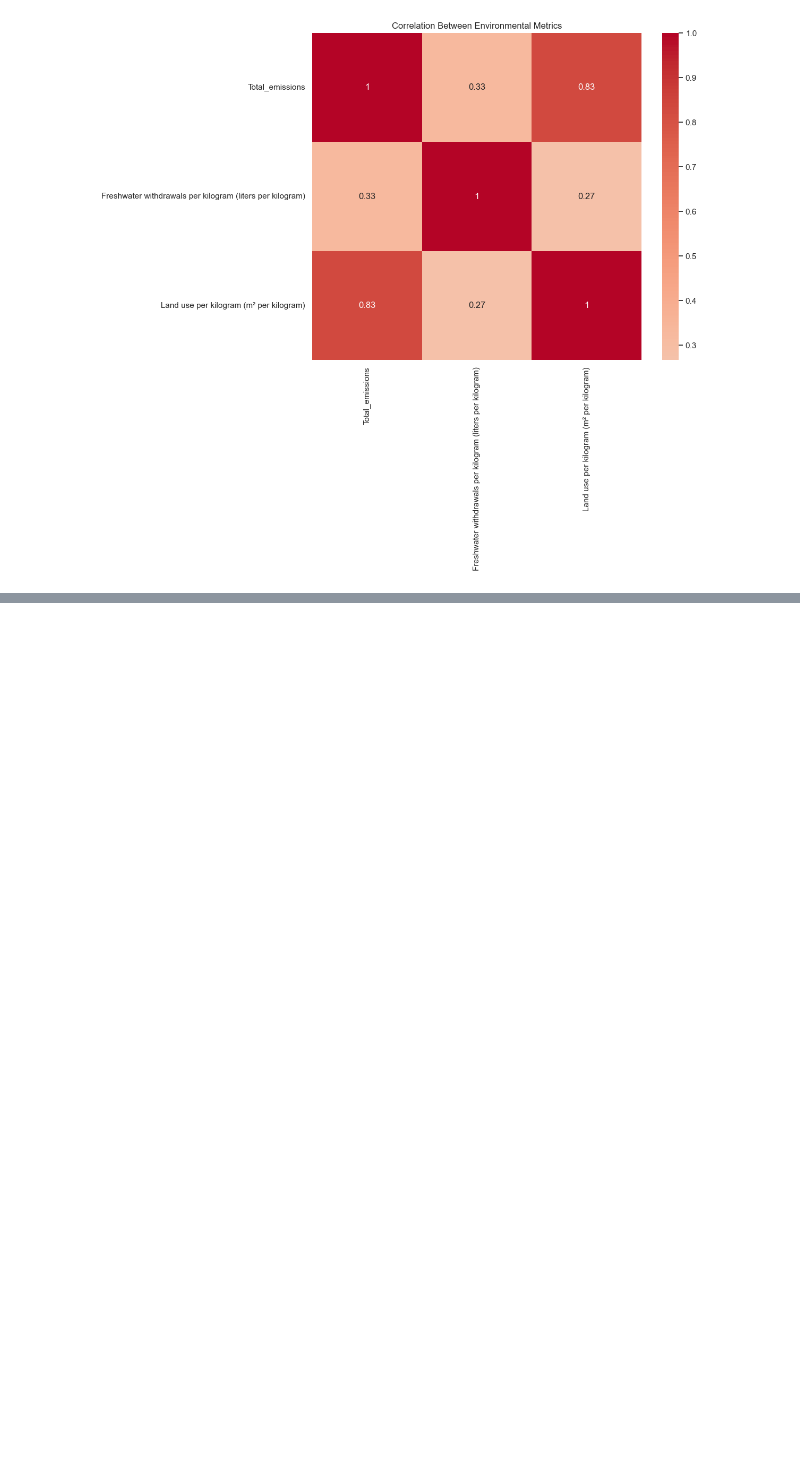
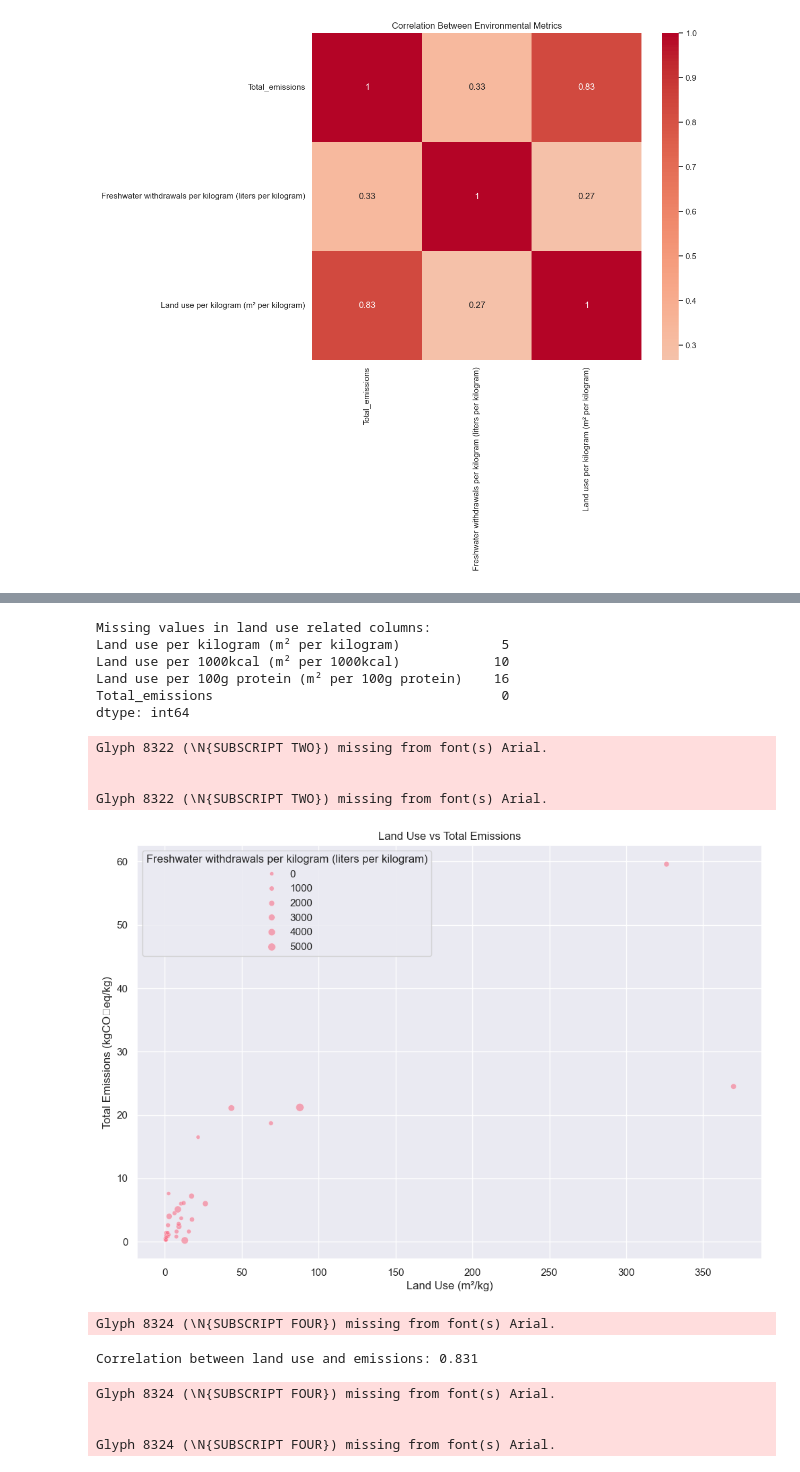
Before and after one commit to 1realbzy/Environment-Impact-of-Food-Production-Analysis, a Jupyter notebook: notebooks/01_environmental_impact_analysis.ipynb, the cells around one changed output, grey strips where cells are left out. Drawn from its saved outputs; the diff is of its cells as text; code cells hidden in the pictures; blank space fills up the shorter version.

Commit message:
Add Business Question 4: Land Use vs Environmental Impact analysis

```diff
--- a/notebooks/01_environmental_impact_analysis.ipynb
+++ b/notebooks/01_environmental_impact_analysis.ipynb
@@ -268,0 +272,79 @@ Correlation between water usage and emissions: 0.329
+# %%
+print("Missing values in land use related columns:")
+print(df[['Land use per kilogram (m² per kilogram)',
+          'Land use per 1000kcal (m² per 1000kcal)',
+          'Land use per 100g protein (m² per 100g protein)',
+          'Total_emissions']].isnull().sum())
+
+# Create a clean dataset without missing values
+df_clean = df.dropna(subset=['Land use per kilogram (m² per kilogram)',
+                            'Total_emissions'])
+
+# Create static scatter plot
+plt.figure(figsize=(12, 8))
+sns.scatterplot(data=df_clean,
+                x='Land use per kilogram (m² per kilogram)',
+                y='Total_emissions',
+                size='Freshwater withdrawals per kilogram (liters per kilogram)',
+                alpha=0.6)
+plt.title('Land Use vs Total Emissions')
+plt.xlabel('Land Use (m²/kg)')
+plt.ylabel('Total Emissions (kgCO₂eq/kg)')
+plt.savefig('../results/land_use_vs_emissions.png')
+plt.show()
+
+# Create interactive scatter plot
+fig = px.scatter(df_clean,
+                x='Land use per kilogram (m² per kilogram)',
+                y='Total_emissions',
+                size='Freshwater withdrawals per kilogram (liters per kilogram)',
+                hover_data=['Food product'],
+                title='Land Use vs Total Emissions')
+fig.show()
+
+# Calculate correlation
+correlation = df_clean['Land use per kilogram (m² per kilogram)'].corr(df_clean['Total_emissions'])
+print(f"\nCorrelation between land use and emissions: {correlation:.3f}")
+
+# Create correlation heatmap for land use and environmental metrics
+land_metrics = ['Total_emissions',
+                'Land use per kilogram (m² per kilogram)',
+                'Freshwater withdrawals per kilogram (liters per kilogram)',
+                'Eutrophying emissions per kilogram (gPO₄eq per kilogram)']
+
+plt.figure(figsize=(10, 8))
+sns.heatmap(df_clean[land_metrics].corr(),
+            annot=True,
+            cmap='coolwarm',
+            center=0)
+plt.title('Correlation Between Land Use and Environmental Metrics')
+plt.savefig('../results/land_use_correlations.png')
+plt.show()
+
+# Top 5 products by land use efficiency (lowest land use per kg)
+print("\nTop 5 products by land use efficiency (lowest land use per kg):")
+land_efficiency = df_clean.nsmallest(5, 'Land use per kilogram (m² per kilogram)')[['Food product', 'Land use per kilogram (m² per kilogram)']]
+print(land_efficiency)
+
+# Top 5 products by highest land use
+print("\nTop 5 products by highest land use per kg:")
+land_inefficiency = df_clean.nlargest(5, 'Land use per kilogram (m² per kilogram)')[['Food product', 'Land use per kilogram (m² per kilogram)']]
+print(land_inefficiency)
+# %% [output]
+Missing values in land use related columns:
+Land use per kilogram (m² per kilogram)             5
+Land use per 1000kcal (m² per 1000kcal)            10
+Land use per 100g protein (m² per 100g protein)    16
+Total_emissions                                     0
+dtype: int64
+Glyph 8322 (\N{SUBSCRIPT TWO}) missing from font(s) Arial.
+
+
+Glyph 8322 (\N{SUBSCRIPT TWO}) missing from font(s) Arial.
+[figure, added]
+Glyph 8324 (\N{SUBSCRIPT FOUR}) missing from font(s) Arial.
+Correlation between land use and emissions: 0.831
+Glyph 8324 (\N{SUBSCRIPT FOUR}) missing from font(s) Arial.
+
+
+Glyph 8324 (\N{SUBSCRIPT FOUR}) missing from font(s) Arial.
```
Also changed, not shown: parts of 2 cells of this notebook.
